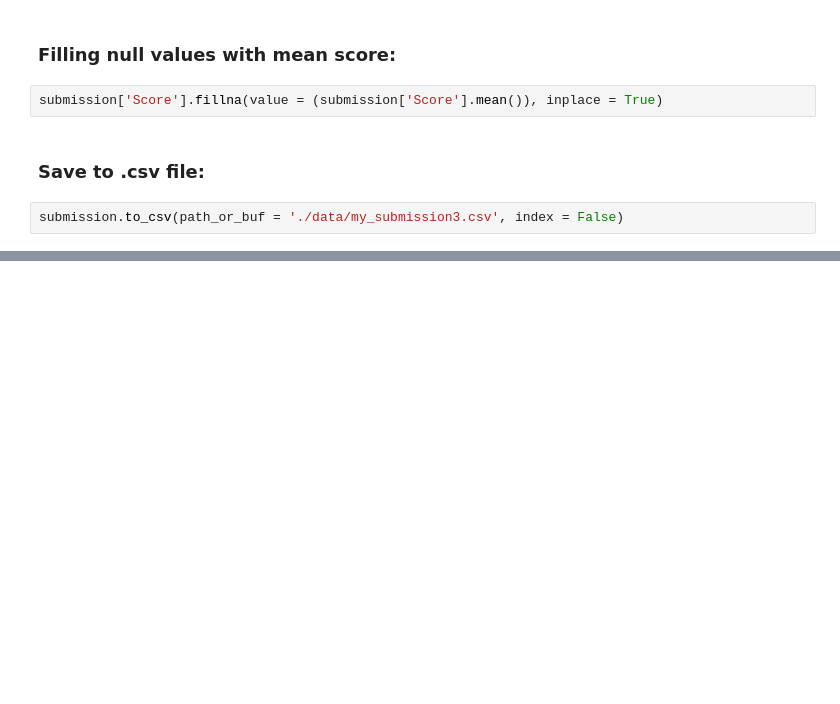
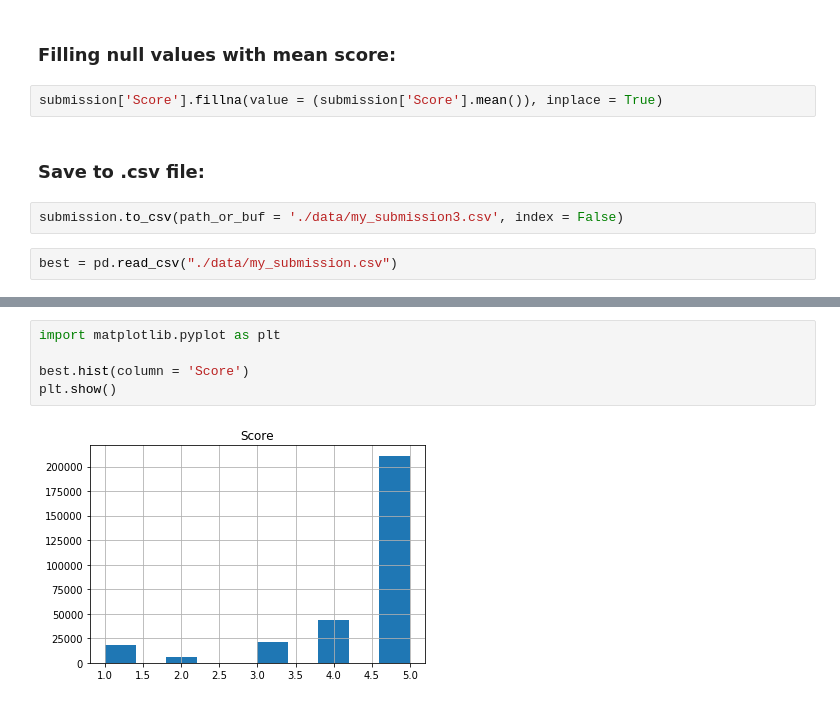
Before and after one commit to andrewtuckman/DS-Kaggle-comp, a Jupyter notebook: midterm-file.ipynb, the cells around one changed output, grey strips where cells are left out. Cells and saved outputs as stored; diff of their text form; blank space fills up the shorter version.

Commit message:
Adding histogram for test scores

```diff
--- a/midterm-file.ipynb
+++ b/midterm-file.ipynb
@@ -434,3 +434,5 @@ submission['Score'].fillna(value = (submission['Score'].mean()), inplace = True)
 ### Save to .csv file:
 # %%
 submission.to_csv(path_or_buf = './data/my_submission3.csv', index = False)
+# %%
+best = pd.read_csv("./data/my_submission.csv")
@@ -436,0 +456,7 @@ submission.to_csv(path_or_buf = './data/my_submission3.csv', index = False)
+# %%
+import matplotlib.pyplot as plt
+
+best.hist(column = 'Score')
+plt.show()
+# %% [output]
+[figure, added]
```
Also changed, not shown: parts of 1 cell of this notebook.
